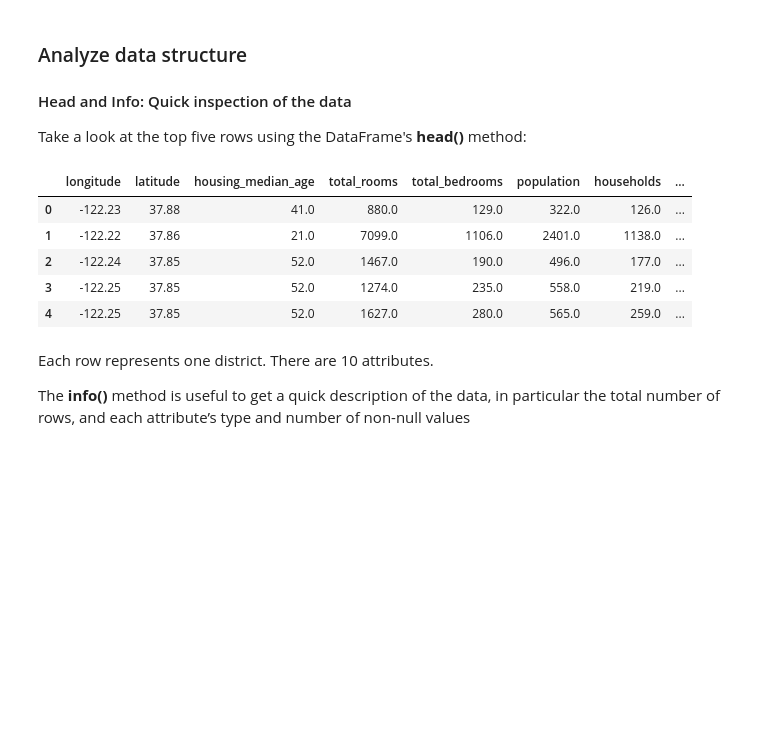
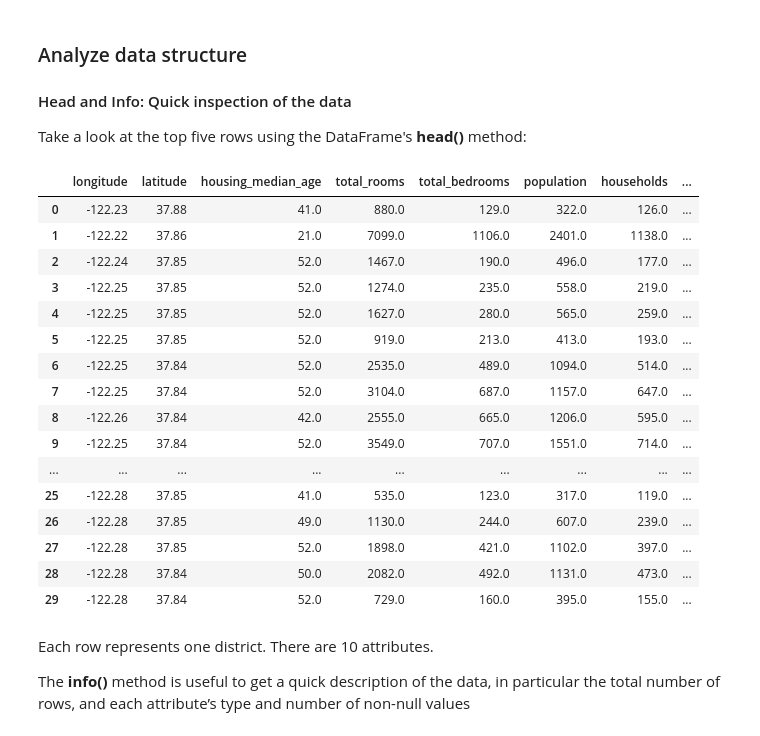
Before and after one commit to caragpe/machinelearning, a Jupyter notebook: Chapter 2.ipynb, the cells around one changed output. Drawn from its saved outputs; the diff is of its cells as text; code cells hidden in the pictures; blank space fills up the shorter version.

```diff
--- a/Chapter 2.ipynb
+++ b/Chapter 2.ipynb
@@ -155,14 +155,25 @@ def load_housing_data(housing_path=HOUSING_PATH):
 Take a look at the top five rows using the DataFrame's **head()** method:
 # %%
 housing = load_housing_data()
-housing.head()
+housing.head(30)
 # %% [output]
 |  | longitude | latitude | housing_median_age | total_rooms | total_bedrooms | population | households | ... |
 | 0 | -122.23 | 37.88 | 41.0 | 880.0 | 129.0 | 322.0 | 126.0 | ... |
 | 1 | -122.22 | 37.86 | 21.0 | 7099.0 | 1106.0 | 2401.0 | 1138.0 | ... |
 | 2 | -122.24 | 37.85 | 52.0 | 1467.0 | 190.0 | 496.0 | 177.0 | ... |
 | 3 | -122.25 | 37.85 | 52.0 | 1274.0 | 235.0 | 558.0 | 219.0 | ... |
 | 4 | -122.25 | 37.85 | 52.0 | 1627.0 | 280.0 | 565.0 | 259.0 | ... |
+| 5 | -122.25 | 37.85 | 52.0 | 919.0 | 213.0 | 413.0 | 193.0 | ... |
+| 6 | -122.25 | 37.84 | 52.0 | 2535.0 | 489.0 | 1094.0 | 514.0 | ... |
+| 7 | -122.25 | 37.84 | 52.0 | 3104.0 | 687.0 | 1157.0 | 647.0 | ... |
+| 8 | -122.26 | 37.84 | 42.0 | 2555.0 | 665.0 | 1206.0 | 595.0 | ... |
+| 9 | -122.25 | 37.84 | 52.0 | 3549.0 | 707.0 | 1551.0 | 714.0 | ... |
+| ... | ... | ... | ... | ... | ... | ... | ... | ... |
+| 25 | -122.28 | 37.85 | 41.0 | 535.0 | 123.0 | 317.0 | 119.0 | ... |
+| 26 | -122.28 | 37.85 | 49.0 | 1130.0 | 244.0 | 607.0 | 239.0 | ... |
+| 27 | -122.28 | 37.85 | 52.0 | 1898.0 | 421.0 | 1102.0 | 397.0 | ... |
+| 28 | -122.28 | 37.84 | 50.0 | 2082.0 | 492.0 | 1131.0 | 473.0 | ... |
+| 29 | -122.28 | 37.84 | 52.0 | 729.0 | 160.0 | 395.0 | 155.0 | ... |
 # %% [markdown]
 Each row represents one district. There are 10 attributes.
 
```
Also changed, not shown: parts of 12 cells of this notebook, 3 other files.
